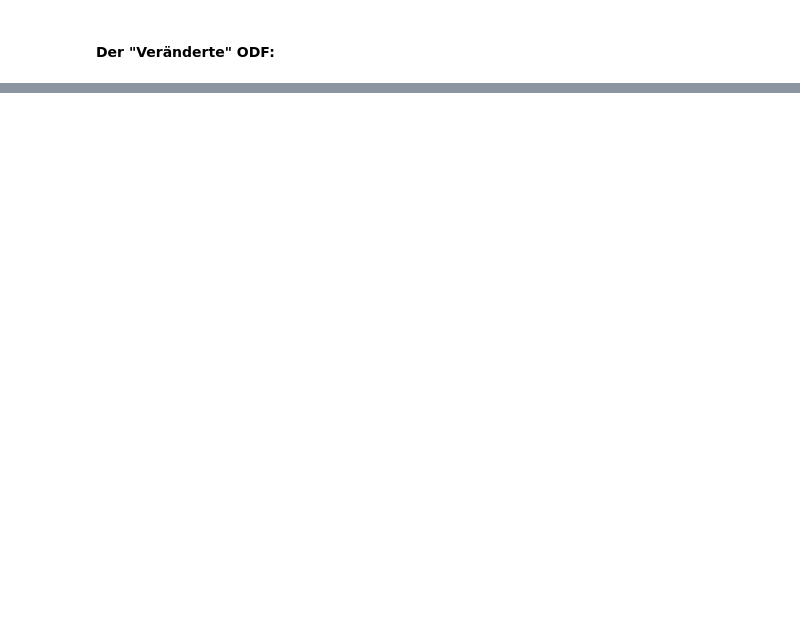
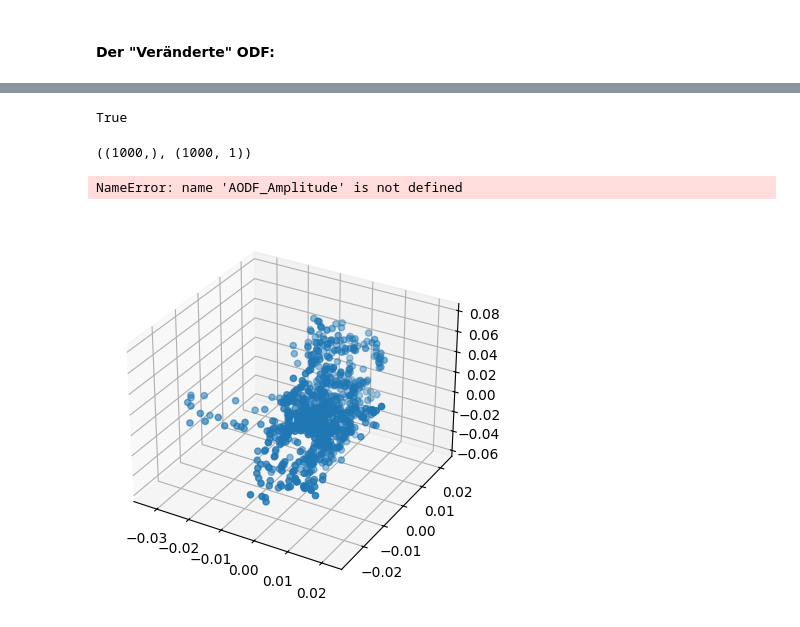
Before and after one commit to TimLockstedt/BA, a Jupyter notebook: part2.ipynb, the cells around one changed output, grey strips where cells are left out. Drawn from its saved outputs; the diff is of its cells as text; code cells hidden in the pictures; blank space fills up the shorter version.

```diff
--- a/part2.ipynb
+++ b/part2.ipynb
@@ -1647,0 +1805,13 @@ plt.show()
+# %%
+AODF_Amplitude = np.empty((result.shape[0])) # np.ones((*ODFs.shape[:3], 66))
+for i, res in enumerate(result):
+    nan_mask = ~np.isnan(res)
+    mask = np.array(res[nan_mask], int)
+    mask_3d = np.reshape(mask, (3, int(mask.shape[0]/3)))
+    weight = weights[i, nan_mask[0]]
+    Test_ODF_masked = np.multiply(weight, ODFs[mask_3d[0],mask_3d[1],mask_3d[2]-300].T).T
+    current = np.multiply(basis[i], Test_ODF_masked)
+    sum = np.sum(current)
+    # if sum != 0.0:
+    # print(sum,result.shape[0],res[0,~np.isnan(res[0])].shape[0])
+    AODF_Amplitude[i] = sum/res[0,~np.isnan(res[0])].shape[0]
@@ -1647,0 +1867,3 @@ plt.show()
+# %%
+weights = gauss_2d(result_rot[:,1,:], result_rot[:,2,:], y_koord, z_koord, sigma = 2)
+weights[0]
@@ -1647,0 +1877,20 @@ plt.show()
+# %%
+def get_basis(phi:np.ndarray, costheta:np.ndarray, sintheta:np.ndarray, band:int)->np.ndarray:
+    basis = np.empty((phi.shape[0], odf2.get_num_coeff(band)))
+    for i, (p, ct, st) in enumerate(zip(phi, costheta, sintheta)):
+        basis[i, :] = odf2._analytic_single_odf(ct, st, p, band)
+    return basis
+basis = get_basis(phi, costheta, sintheta, band)
+# %%
+AODF_Amplitude = np.empty((result.shape[0])) # np.ones((*ODFs.shape[:3], 66))
+for i, res in enumerate(result):
+    nan_mask = ~np.isnan(res)
+    mask = np.array(res[nan_mask], int)
+    mask_3d = np.reshape(mask, (3, int(mask.shape[0]/3)))
+    weight = weights[i, nan_mask[0]]
+    Test_ODF_masked = np.multiply(weight, ODFs[mask_3d[0],mask_3d[1],mask_3d[2]-300].T).T
+    current = np.multiply(basis[i], Test_ODF_masked)
+    sum = np.sum(current)
+    # if sum != 0.0:
+    # print(sum,result.shape[0],res[0,~np.isnan(res[0])].shape[0])
+    AODF_Amplitude[i] = sum/res[0,~np.isnan(res[0])].shape[0]
@@ -1647,0 +1907,27 @@ plt.show()
+# %%
+np.all(AODF_Amplitude * costheta == np.multiply(AODF_Amplitude, costheta))
+# %% [output]
+True
+# %%
+AODF_Amplitude.shape, sintheta.shape
+# %% [output]
+((1000,), (1000, 1))
+# %%
+x = AODF_Amplitude[:,None] * np.cos(phi) * sintheta
+y = AODF_Amplitude[:,None] * np.sin(phi) * sintheta
+z = AODF_Amplitude[:,None] * costheta
+
+x.shape, y.shape, z.shape
+# %% [output]
+NameError: name 'AODF_Amplitude' is not defined
+# %%
+x = AODF_Amplitude[:,None] * np.cos(phi) * sintheta
+y = AODF_Amplitude[:,None] * np.sin(phi) * sintheta
+z = AODF_Amplitude[:,None] * costheta
+fig = plt.figure()
+ax = fig.add_subplot(projection = "3d")
+n = 1000
+ax.scatter(x[:n],y[:n],z[:n])
+plt.show()
+# %% [output]
+[figure, added]
```
Also changed, not shown: parts of 57 cells of this notebook, 7 other files.
